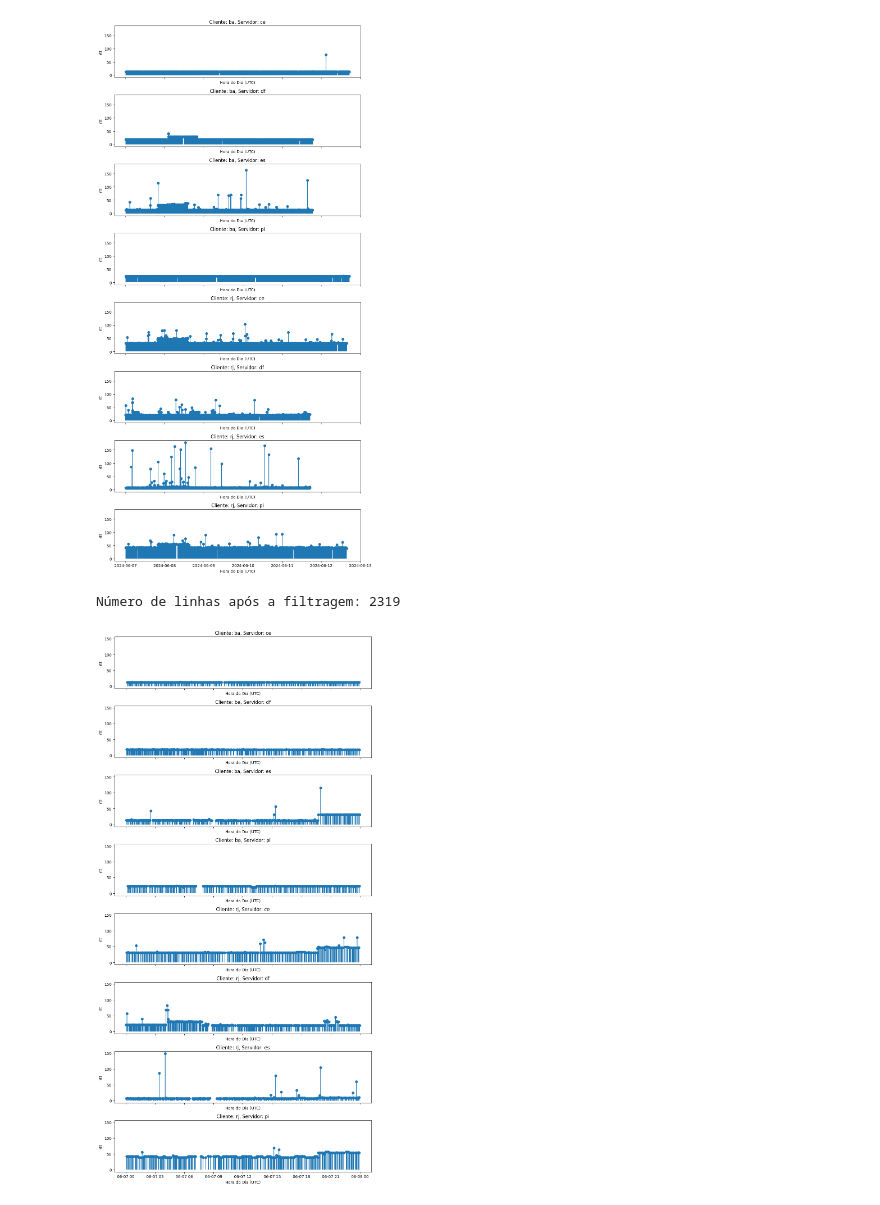
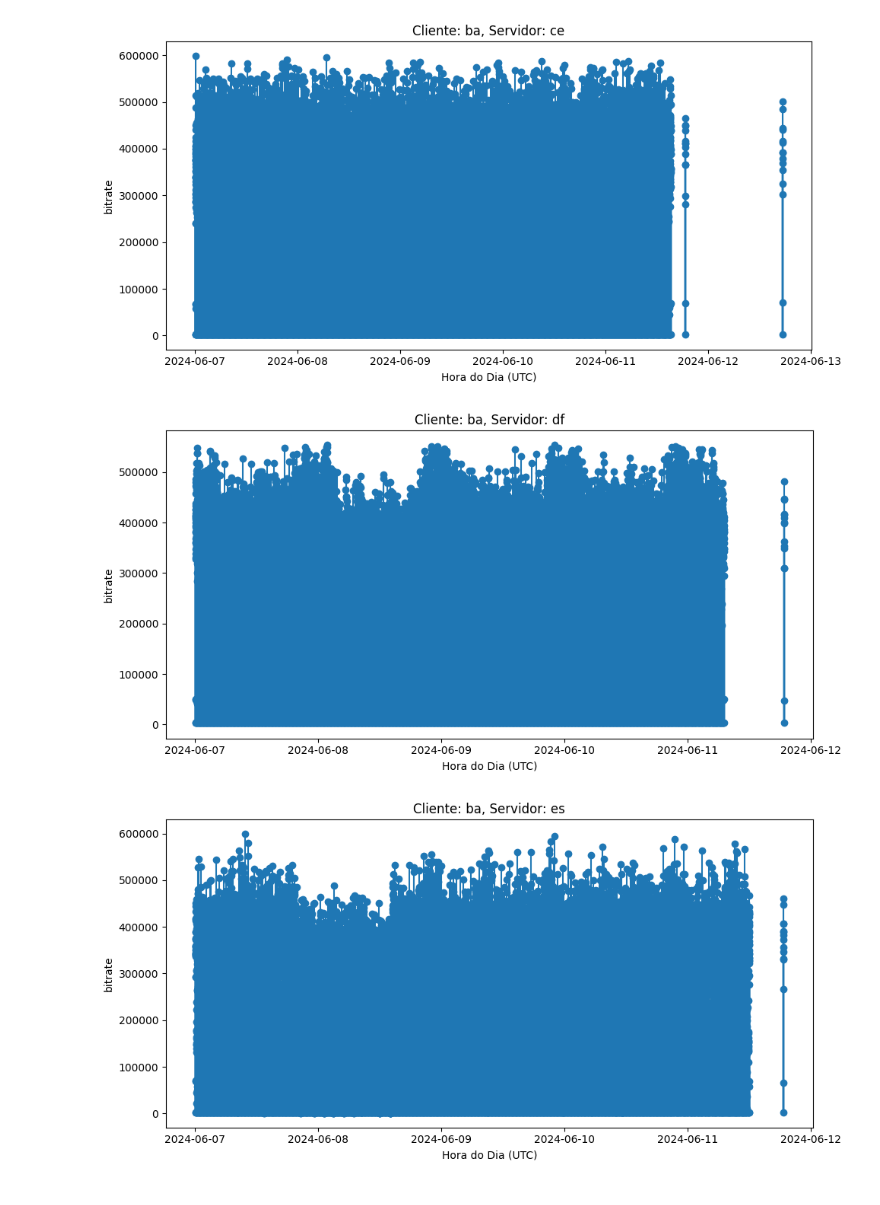
Before and after one commit to lhscaldas/trabalho-final-cps769, a Jupyter notebook: eda.ipynb, the cells around one changed output. Saved outputs shown, nothing was run; the diff lists cells and outputs as text; code cells hidden in the pictures.

```diff
--- a/eda.ipynb
+++ b/eda.ipynb
@@ -1,6 +1,8 @@
 # %%
 import sqlite3
 import pandas as pd
+import matplotlib.pyplot as plt
+import seaborn as sns
 
 def carregar_dados(db_name, tabela_nome):
     """Carrega dados de uma tabela específica do banco de dados SQLite."""
@@ -14,8 +16,6 @@ def converter_timestamp(df):
     df['datetime'] = pd.to_datetime(df['timestamp'], unit='s', utc=True)
     return df
 
-import matplotlib.pyplot as plt
-import seaborn as sns
 
 def explorar_dados(df, nome_tabela):
     """Realiza a análise exploratória básica da tabela."""
@@ -51,19 +51,19 @@ def explorar_dados(df, nome_tabela):
     plt.xlabel(nome_tabela)
     plt.show()
 
-def plotar_por_par(df, nome_tabela):
-    """Plota a coluna em função do timestamp para cada par cliente-servidor."""
-    # Criação da figura com subplots em uma única coluna
-    fig, axes = plt.subplots(8, 1, figsize=(10, 20), sharex=True, sharey=True)
+def plotar_por_par(df, nome_tabela, client, server):
+    """Plota a coluna em função do timestamp para um par cliente-servidor específico."""
+    # Filtrar os dados pelo par cliente-servidor
+    df_filtered = df[(df['client'] == client) & (df['server'] == server)]
 
-    # Plot da coluna em função do timestamp para cada par cliente-servidor
-    for i, (client, server) in enumerate([(c, s) for c in df['client'].unique() for s in df['server'].unique()]):
-        df_filtered = df[(df['client'] == client) & (df['server'] == server)]
-        ax = axes[i]
-        ax.stem(df_filtered['datetime'], df_filtered[nome_tabela], basefmt=" ")
-        ax.set_title(f'Cliente: {client}, Servidor: {server}')
-        ax.set_xlabel('Hora do Dia (UTC)')
-        ax.set_ylabel(nome_tabela)
+    # Criação da figura com um único subplot
+    fig, ax = plt.subplots(figsize=(10, 5))
+
+    # Plot da coluna em função do timestamp para o par cliente-servidor
+    ax.stem(df_filtered['datetime'], df_filtered[nome_tabela], basefmt=" ")
+    ax.set_title(f'Cliente: {client}, Servidor: {server}')
+    ax.set_xlabel('Hora do Dia (UTC)')
+    ax.set_ylabel(nome_tabela)
 
     # Ajustes finais
     plt.tight_layout()
@@ -151,8 +143,10 @@ Número de linhas após a filtragem: 1410
-# %%
-plotar_por_par(rtt_df, 'rtt')
-df_rtt_filtrado = filtrar_intervalo(rtt_df, inicio = '2024-06-07 00:00', fim = '2024-06-07 23:59' )
-plotar_por_par(df_rtt_filtrado, 'rtt')
-# %% [output]
-[figure, removed]
-Número de linhas após a filtragem: 2319
-[figure, removed]
+# %%
+pares = bitrate_df[['client', 'server']].drop_duplicates()
+for _, par in pares.iterrows():
+    client = par['client']
+    server = par['server']
+    plotar_por_par(bitrate_df, 'bitrate', client, server)
+# %% [output]
+[figure, added]
+[figure, added]
+[figure, added]
```
Also changed, not shown: parts of 6 cells of this notebook, 4 other files.
